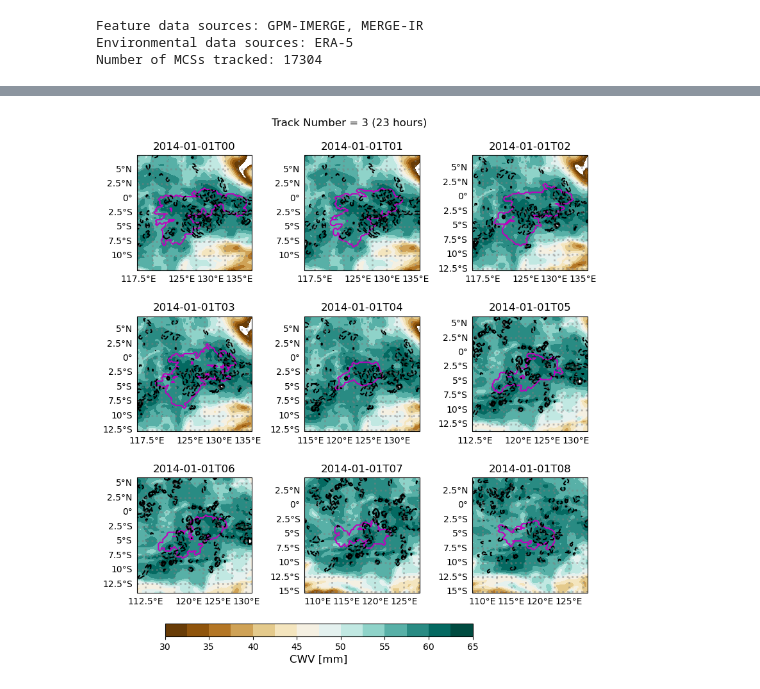
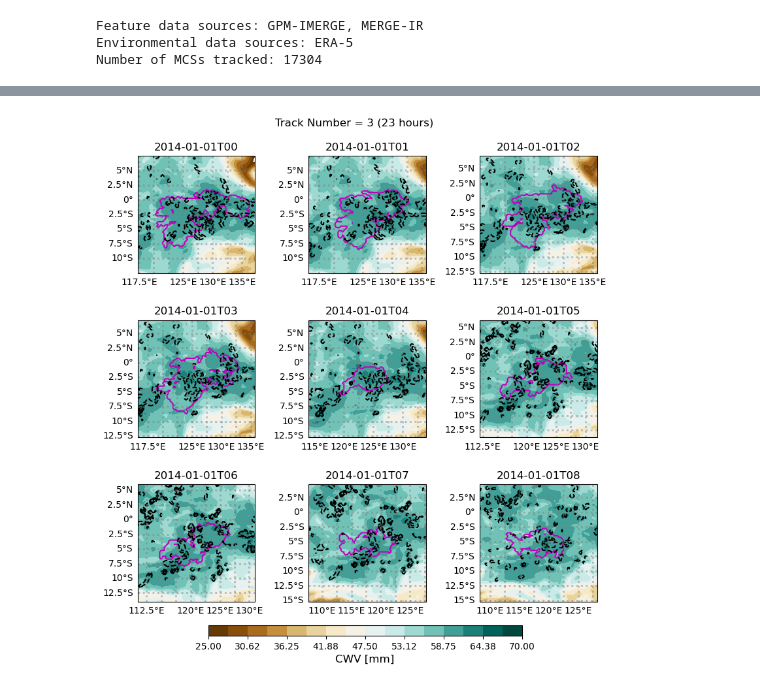
Before and after one commit to weiming9115/MCS_Env_Diagnostics, a Jupyter notebook: notebooks/MCS_feature_env_extraction.ipynb, the cells around one changed output, grey strips where cells are left out. Saved outputs shown, nothing was run; the diff lists cells and outputs as text; code cells hidden in the pictures.

```diff
--- a/notebooks/MCS_feature_env_extraction.ipynb
+++ b/notebooks/MCS_feature_env_extraction.ipynb
@@ -85,20 +85,16 @@ ta_data = coordinates_processors(ta_data)
 q_data = xr.open_dataset(DIAG_DIR / 'ERA5_q_3hrly.nc')
 q_data = coordinates_processors(q_data)
 u_data = xr.open_dataset(DIAG_DIR / 'ERA5_u_3hrly.nc')
+u_data = coordinates_processors(u_data)
 v_data = xr.open_dataset(DIAG_DIR / 'ERA5_v_3hrly.nc')
+v_data = coordinates_processors(v_data)
+
 omega_data = xr.open_dataset(DIAG_DIR / 'ERA5_omega_3hrly.nc')
 omega_data = coordinates_processors(omega_data)
 
 # 2-D data
 #ERA5 Buoyancy estimates
 BL_data = xr.open_dataset(DIAG_DIR / 'ERA5_BL_components.nc')
-
-#ERA5 t, q, omega, u, v
-# cwv_data = xr.open_dataset(DIAG_DIR / 'ERA5_cwv_3hrly.nc')
-# cwv_data = coordinates_processors(cwv_data)
-# wv_lft_data = xr.open_dataset(DIAG_DIR / 'ERA5_wv_lft_3hrly.nc')
-# wv_lft_data = coordinates_processors(wv_lft_data)
-# wv_bl_data = xr.open_dataset(DIAG_DIR / 'ERA5_wv_bl_3hrly.nc')
 
 #GPM data
 files = list(GPM_DIR.glob('*nc'))
@@ -107,6 +103,4 @@ gpm_data = xr.open_mfdataset(files)
 #MERGE-IR
 files = list(MCSID_DIR.glob('*tracknumber.nc'))
 mcsid_data = xr.open_mfdataset(files)
-
-#MCS tracks
-track_data = xr.open_dataset(DATA_DIR / 'mcs_tracks_20140101.0000_20141231.0000.nc')
+mcsid_data = mcsid_data.tracknumber
@@ -273,7 +265,7 @@ class mesoscale_convection:
                 data_extract = data_mcsid.sel(lat=slice(lat_min, lat_max),
                                                     lon=slice(lon_min, lon_max))
                 data_extract = data_extract.where(data_extract>0, 0) # exclude other MCSs in the scene
-                data_extract = data_extract.where(data_extract==0, track_id+1) # fill back the tracknumber
+                data_extract = data_extract.where(data_extract==0, track_id+1).astype('float32') # fill back the tracknumber
 
                 data_chunk.append(data_extract)
 
@@ -316,16 +301,20 @@ mc = mesoscale_convection()
 print("Feature data sources:", mc.feature_data_sources)
 print("Environmental data sources:", mc.environmental_data_sources)
 
-data_track = mc.load_track_data(DATA_DIR / 'mcs_tracks_pf_20140101.0000_20141231.0000.nc')
 # Load track data
-mc.load_env_data({"omega": omega_data, "q": q_data}, path_dir=False)
+mc.load_track_data(DATA_DIR / 'mcs_tracks_pf_20140101.0000_20141231.0000.nc')
+
+# Load environment variables, either 2-D or 3-D
+vars_dict = {"ta": ta_data , "q": q_data,  "u": u_data, "v": v_data, "omega": omega_data}
+
+mc.load_env_data(vars_dict, path_dir=False) # var_name given as dict
 mc.load_feature_data({"tracknumber": mcsid_data}, path_dir=False)
 
 # Get the length of tracknumber
 length = mc.get_number()
 
-# Get subset of ERA5 data
-MCStrack_env = mc.get_environment_vars(track_id=2, var_names=['q', 'omega']
+# Get subset of ERA5 environment data
+MCStrack_env = mc.get_environment_vars(track_id=2, var_names=['ta','q','u','v','omega']
                                        , p_level=[1000,900,800,700,600,500,400,300,200,100])
 MCSfeat_mask = mc.get_feature_vars(track_id=2, var_name='tracknumber')
 
@@ -383,33 +385,35 @@ Coordinates:
 # %%
 fig = plt.figure(figsize=(8,8))
 
 for n in range(9):
     ax = plt.subplot(3,3,n+1, projection=ccrs.PlateCarree(central_longitude=0))
 
     cwv = -100/9.8*MCSfeat_env_xr[n]['q'].integrate('level')
 
-    cf=ax.contourf(MCSfeat_env_xr[n].lon, MCSfeat_env_xr[n].lat, cwv, cmap='BrBG', levels=np.linspace(30,65,15))
+    cf=ax.contourf(MCSfeat_env_xr[n].lon, MCSfeat_env_xr[n].lat, cwv, cmap='BrBG', levels=np.linspace(25,70,17))
+    #cf.cmap.set_under('brown')
+    #cf.cmap.set_over('darkslategray')
     ax.contour(MCSfeat_env_xr[n].lon, MCSfeat_env_xr[n].lat, MCSfeat_env_xr[n]['tracknumber'], levels=[0,1000], colors=['m'])
     ax.contour(MCSfeat_env_xr[n].lon, MCSfeat_env_xr[n].lat, MCSfeat_env_xr[n]['w'].sel(level=500), levels=[-2,-1,-0.5], colors=['k'])
 
-    ax.set_title(str(feat_mask[n].time.values)[:13])
+    ax.set_title(str(MCSfeat_env_xr[n].time.values)[:13])
 
     gl = ax.gridlines(crs=ccrs.PlateCarree(), draw_labels=True,
                   linewidth=2, color='gray', alpha=0.5, linestyle=':')
     gl.xlabels_top = False
     gl.ylabels_right = False
     gl.xformatter = LONGITUDE_FORMATTER
     gl.yformatter = LATITUDE_FORMATTER
 
     # get track number from data itself
     tmp = np.unique(MCSfeat_env_xr[n]['tracknumber'].values) # either 0 or track_id
     track_id = int(np.max(tmp))
 
-cbaxes = fig.add_axes([0.14, -0.03, 0.6, 0.025])
+cbaxes = fig.add_axes([0.22, -0.01, 0.6, 0.02])
 cbar = plt.colorbar(cf, cax = cbaxes, ax=ax, orientation='horizontal')
 cbar.set_label('CWV [mm]',fontsize=12)
 
 plt.suptitle('Track Number = {} ({} hours)'.format(track_id, mc.track_data['mcs_duration'][track_id-1].values))
 plt.tight_layout()
 # %% [output]
-[figure, old version]
+[figure, new version]
```
Also changed, not shown: parts of 23 cells of this notebook.
